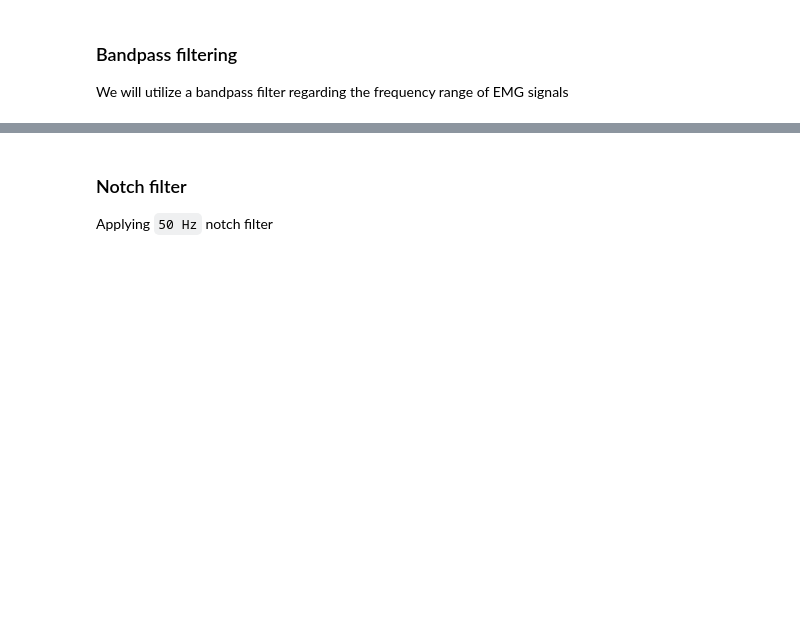
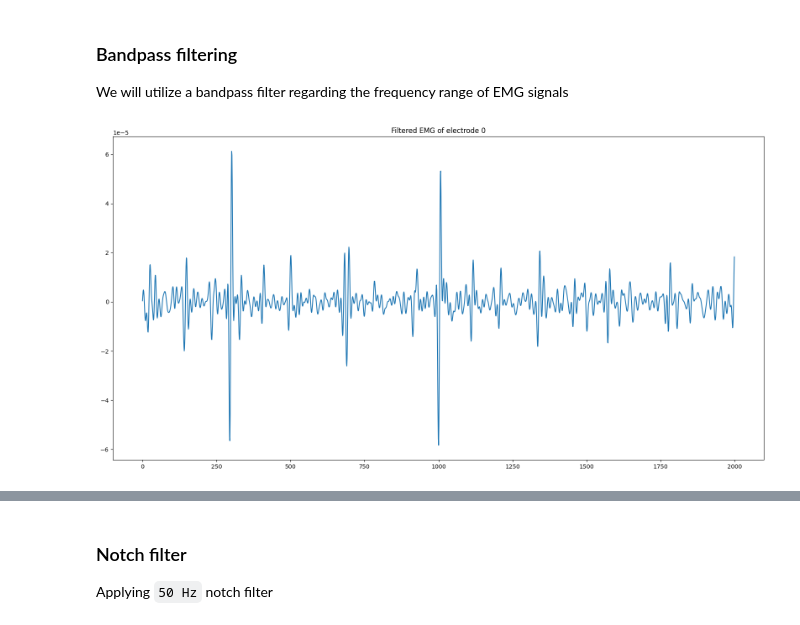
Before and after one commit to MOH-Shafizadegan/Hand_Gesture_Classification, a Jupyter notebook: Code/BME_Proj.ipynb, the cells around one changed output, grey strips where cells are left out. Cells and saved outputs as stored; diff of their text form; code cells hidden in the pictures; blank space fills up the shorter version.

```diff
--- a/Code/BME_Proj.ipynb
+++ b/Code/BME_Proj.ipynb
@@ -43,8 +130,18 @@ def butter_bandpass_filter(data, lowcut, highcut, fs, order=4):
     y = filtfilt(b, a, data)
     return y
 # %%
-fs = 1000
+fs = 2000
 f_low = 20
 f_high = 200
 
-emg_signal_bandpass = butter_bandpass_filter(emg_signal, f_low, f_high, fs)
+emg_signal_bandpass = []
+for i in range(emg_data.shape[0]):
+    emg_signal_bandpass.append(butter_bandpass_filter(emg_data[i, :], f_low, f_high, fs))
+emg_signal_bandpass = np.array(emg_signal_bandpass)
+# %%
+plt.figure(figsize=(20,10))
+plt.plot(emg_signal_bandpass[idx, 0:fs])
+plt.title(f"Filtered EMG of electrode {idx}")
+plt.show()
+# %% [output]
+[figure, added]
```
Also changed, not shown: parts of 21 cells of this notebook.
